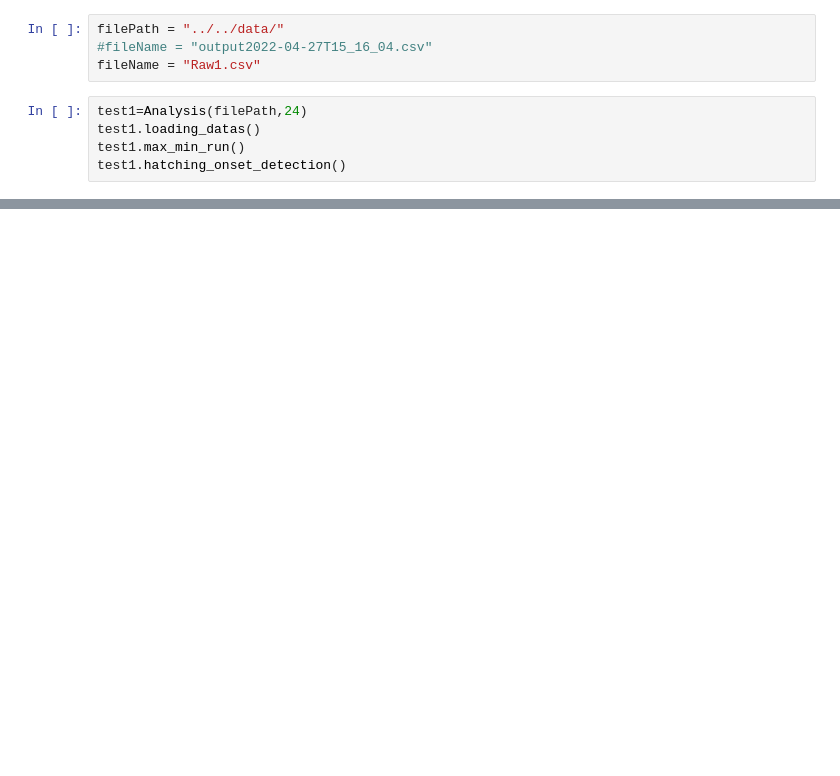
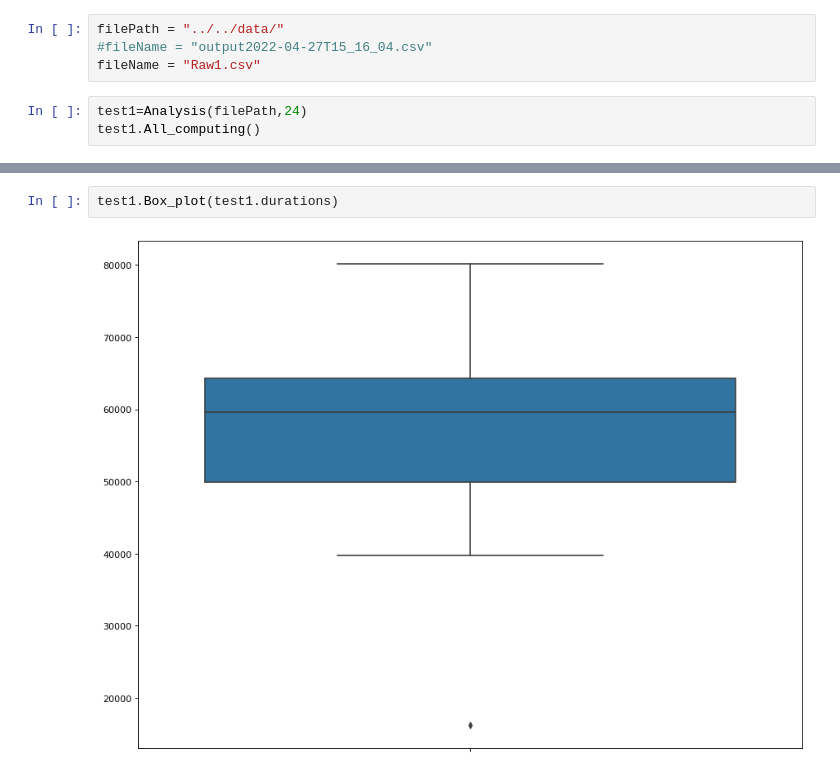
Before and after one commit to jmenzies280/embryo-monitoring, a Jupyter notebook: software/analysis/Notebooks/Analysis_21_Nov_2022.ipynb, the cells around one changed output, grey strips where cells are left out. Cells and saved outputs as stored; diff of their text form; blank space fills up the shorter version.

```diff
--- a/software/analysis/Notebooks/Analysis_21_Nov_2022.ipynb
+++ b/software/analysis/Notebooks/Analysis_21_Nov_2022.ipynb
@@ -152,6 +199,4 @@ filePath = "../../data/"
 fileName = "Raw1.csv"
 # %%
 test1=Analysis(filePath,24)
-test1.loading_datas()
-test1.max_min_run()
-test1.hatching_onset_detection()
+test1.All_computing()
@@ -177,0 +287,4 @@ test1.onset_points
+# %%
+test1.Box_plot(test1.durations)
+# %% [output]
+[figure, added]
```
Also changed, not shown: parts of 15 cells of this notebook.
